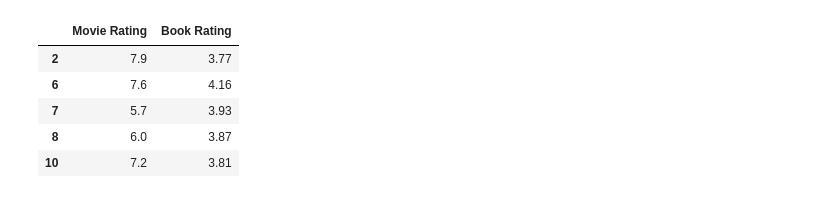
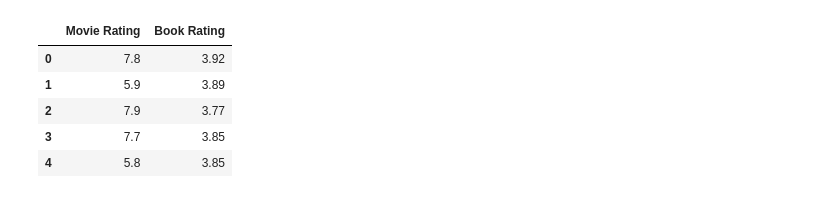
Before and after one commit to naim-panjwani/books_and_films, a Jupyter notebook: Plots/plot.ipynb, the cells around one changed output. Drawn from its saved outputs; the diff is of its cells as text; code cells hidden in the pictures.

```diff
--- a/Plots/plot.ipynb
+++ b/Plots/plot.ipynb
@@ -9,19 +9,21 @@ import csv
 import numpy as np
 from scipy.stats import sem, linregress
 # %%
-csv_path = ("../Transformed_data/merged_book_and_movie_titles.csv")
-books_and_movies_list = pd.read_csv(csv_path, encoding="utf-8")
+csv_path = ("../Transformed_data/CombinedDF.csv")
+starter_df = pd.read_csv(csv_path, encoding="utf-8")
 #book_list = book_list.reset_index(drop = True)
 #book_list.drop(columns = ['Unnamed: 0'])
-books_and_movies_list = books_and_movies_list.iloc[:, 1:3]
+books_and_movies_list = starter_df.iloc[:, 2:7]
+coltodrop = ['Movie Revenue', 'Book Title', 'Average Votes']
+books_and_movies_list = books_and_movies_list.drop(coltodrop, axis = 1)
 books_and_movies_list.dropna(inplace = True)
 books_and_movies_list = books_and_movies_list.loc[books_and_movies_list['Book Rating'] != 0]
 books_and_movies_list.head()
 # %% [output]
 |  | Movie Rating | Book Rating |
+| 0 | 7.8 | 3.92 |
+| 1 | 5.9 | 3.89 |
 | 2 | 7.9 | 3.77 |
-| 6 | 7.6 | 4.16 |
-| 7 | 5.7 | 3.93 |
-| 8 | 6.0 | 3.87 |
-| 10 | 7.2 | 3.81 |
+| 3 | 7.7 | 3.85 |
+| 4 | 5.8 | 3.85 |
 # %%
```
Also changed, not shown: parts of 9 cells of this notebook, 5 other files.
